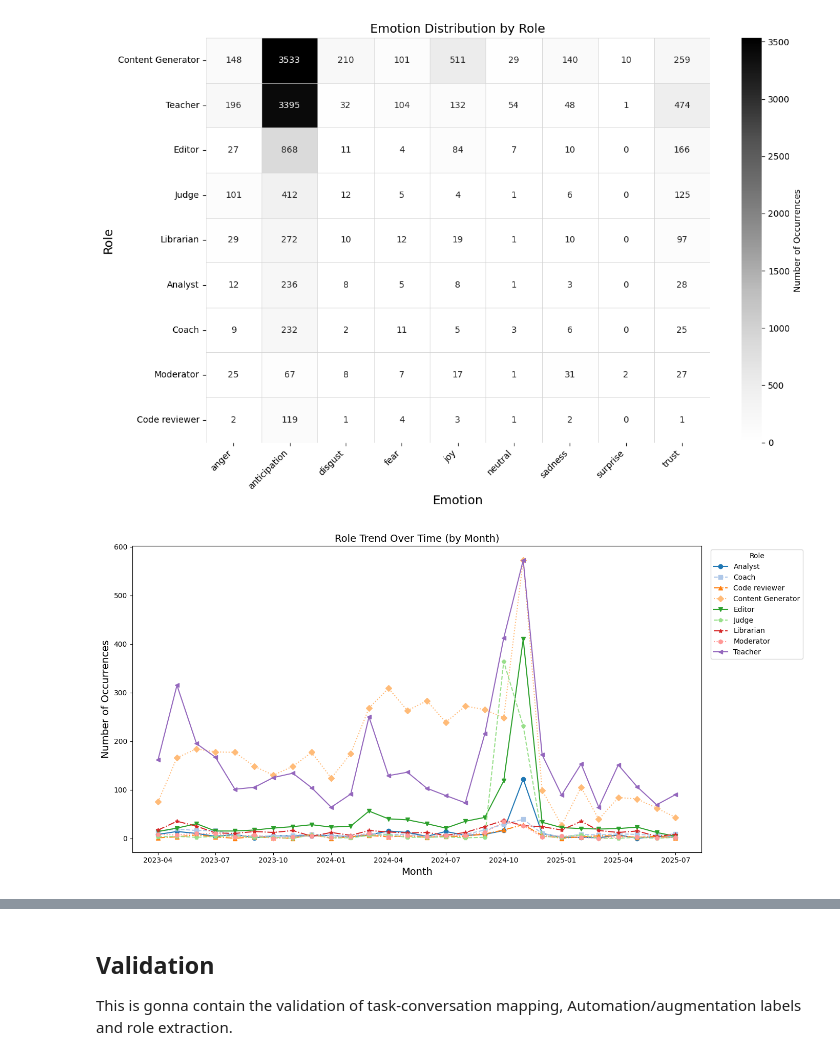
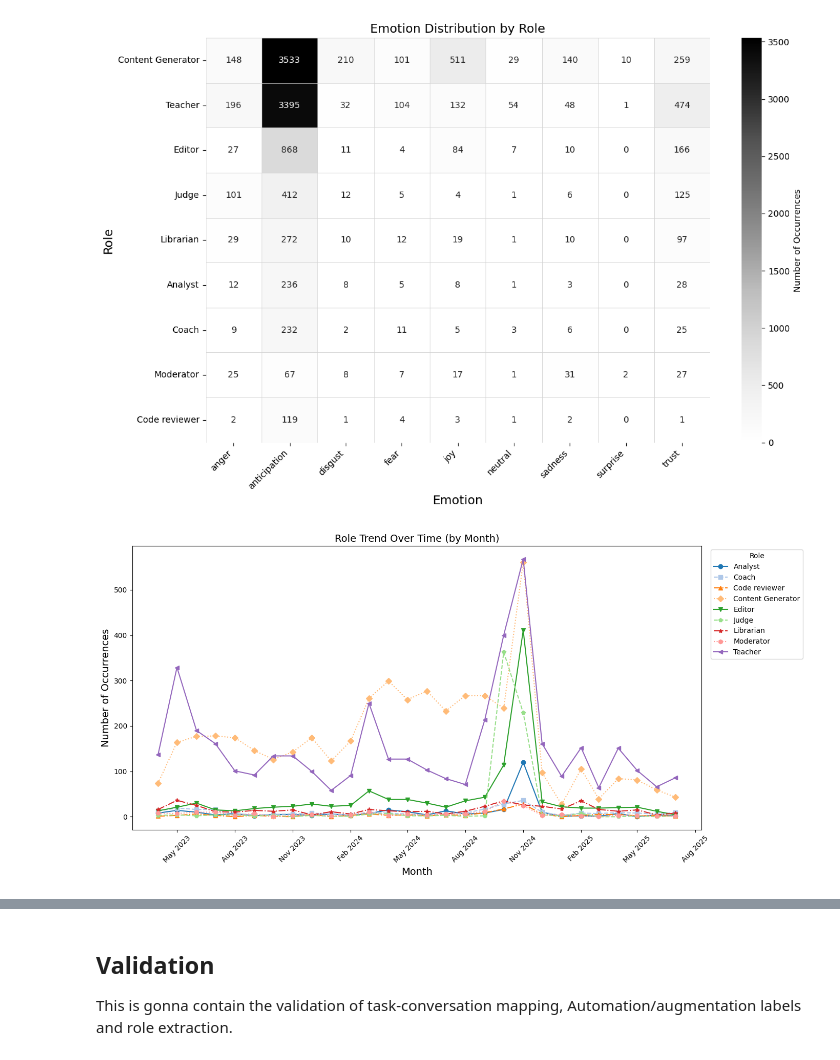
Before and after one commit to Engineering-AI-Systems-Team-3/chatgpt-at-work, a Jupyter notebook: chatgpt_at_work.ipynb, the cells around one changed output, grey strips where cells are left out. Cells and saved outputs as stored; diff of their text form; code cells hidden in the pictures.

Commit message:
Update plots to use local timestamps

```diff
--- a/chatgpt_at_work.ipynb
+++ b/chatgpt_at_work.ipynb
@@ -2618,11 +2650,11 @@ Total                | 12582      | 100.00%
+# %%
+hours_extracted = roles_df['timestamp_local'].astype(str).str[11:13]
+roles_df['hour'] = pd.to_numeric(hours_extracted, errors='coerce')
+roles_df = roles_df.dropna(subset=['hour'])
 # %%
 # Roles by hour of the day
 
-roles_df['timestamp'] = pd.to_datetime(roles_df['timestamp'])
-
 filtered_roles_df = roles_df[roles_df['role'] != "Other"].copy()
-
-filtered_roles_df['hour'] = filtered_roles_df['timestamp'].dt.hour
 
 hourly_distribution = (
     filtered_roles_df
@@ -2637,7 +2669,6 @@ markers = itertools.cycle(['o', 's', '^', 'D', 'v', 'p', '*', 'h', '<', '>'])
 linestyles = itertools.cycle(['-', '--', '-.', ':'])
 colors = itertools.cycle(plt.cm.tab20.colors)
 
-# Plottiamo ogni ruolo individualmente
 for role in hourly_distribution.columns:
     plt.plot(
         hourly_distribution.index,
@@ -2693,43 +2724,51 @@ plt.show()
 # %% [output]
 [figure]
 # %%
-
-roles_df['timestamp'] = pd.to_datetime(roles_df['timestamp'])
+import matplotlib.dates as mdates
 
 filtered_roles_df = roles_df[roles_df['role'] != "Other"].copy()
 
-filtered_roles_df['year_month'] = filtered_roles_df['timestamp'].dt.to_period('M')
+filtered_roles_df['year_month'] = filtered_roles_df['timestamp_local'].astype(str).str[0:7]
 
 monthly_distribution = (
     filtered_roles_df
     .groupby(['year_month', 'role'])
     .size()
     .unstack(fill_value=0)
 )
 
 plt.figure(figsize=(14, 7))
 
 markers = itertools.cycle(['o', 's', '^', 'D', 'v', 'p', '*', 'h', '<', '>'])
 linestyles = itertools.cycle(['-', '--', '-.', ':'])
 colors = itertools.cycle(plt.cm.tab20.colors)
 
+x_axis = pd.to_datetime(monthly_distribution.index)
+
 for role in monthly_distribution.columns:
     plt.plot(
-        monthly_distribution.index.to_timestamp(),
+        x_axis,
         monthly_distribution[role],
         marker=next(markers),
         linestyle=next(linestyles),
         color=next(colors),
         linewidth=1.5,
         markersize=6,
         label=role
     )
+
+ax = plt.gca()
+
+ax.xaxis.set_major_locator(mdates.MonthLocator(interval=3))
+ax.xaxis.set_major_formatter(mdates.DateFormatter('%b %Y'))
+plt.xticks(rotation=45)
+
 plt.xlabel('Month', fontsize=14)
 plt.ylabel('Number of Occurrences', fontsize=14)
 plt.title('Role Trend Over Time (by Month)', fontsize=14)
 plt.grid(False)
 plt.legend(title='Role', bbox_to_anchor=(1.01, 1), loc='upper left')
 plt.tight_layout()
 plt.show()
 # %% [output]
-[figure, old version]
+[figure, new version]
```
Also changed, not shown: parts of 7 cells of this notebook, 1 other file.
